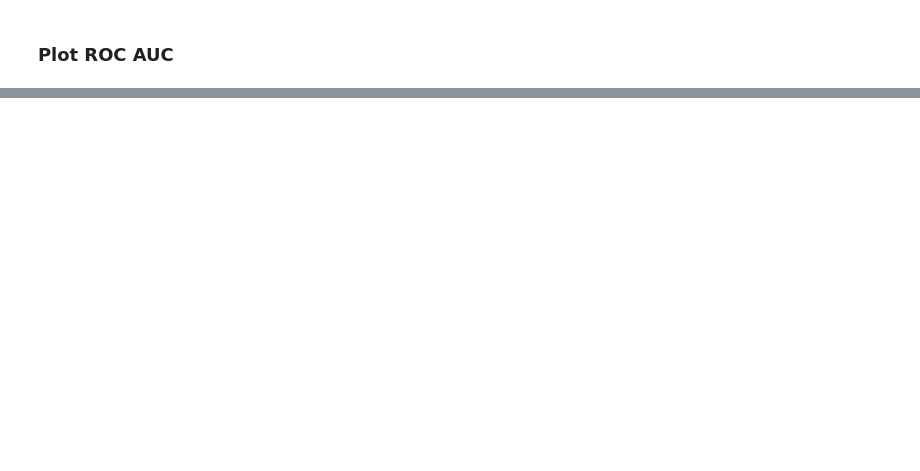
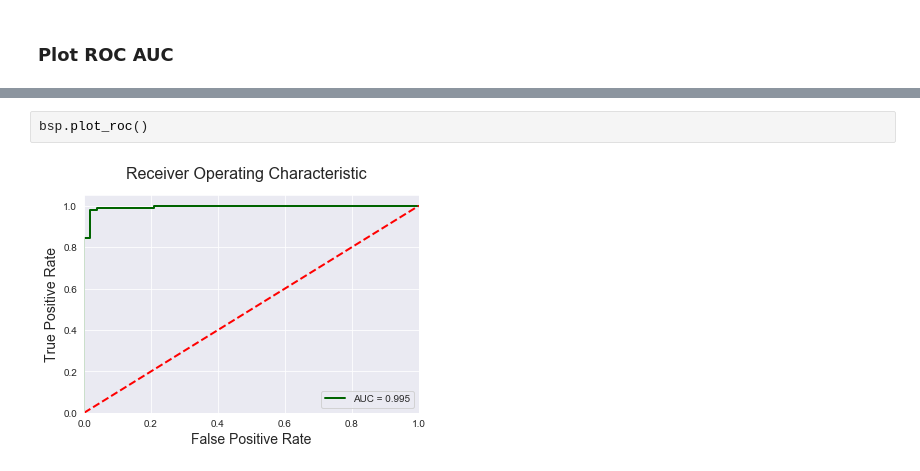
Before and after one commit to betas-org/betas, a Jupyter notebook: examples/demo_binary_score_plot.ipynb, the cells around one changed output, grey strips where cells are left out. Drawn from its saved outputs; the diff is of its cells as text; blank space fills up the shorter version.

```diff
--- a/examples/demo_binary_score_plot.ipynb
+++ b/examples/demo_binary_score_plot.ipynb
@@ -41,0 +56,4 @@ scores = clf.predict_proba(X_test)[:,1]
+# %%
+bsp.plot_roc()
+# %% [output]
+[figure, added]
```
Also changed, not shown: parts of 9 cells of this notebook, 4 other files.
